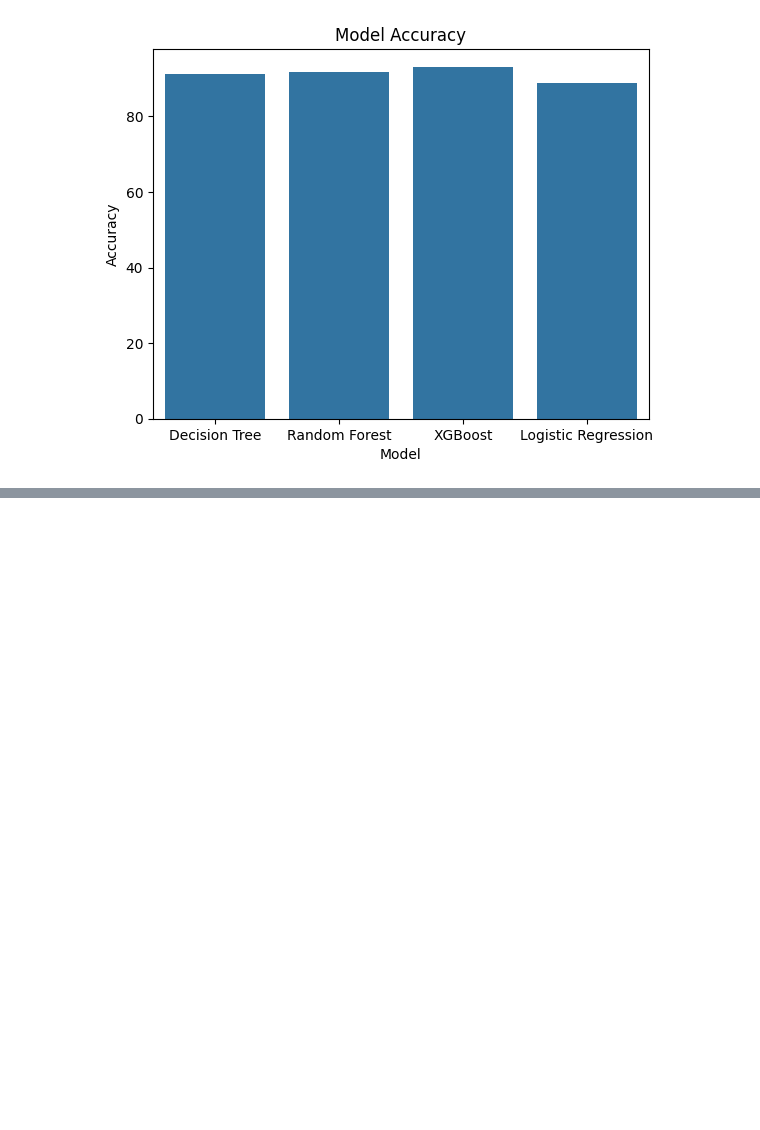
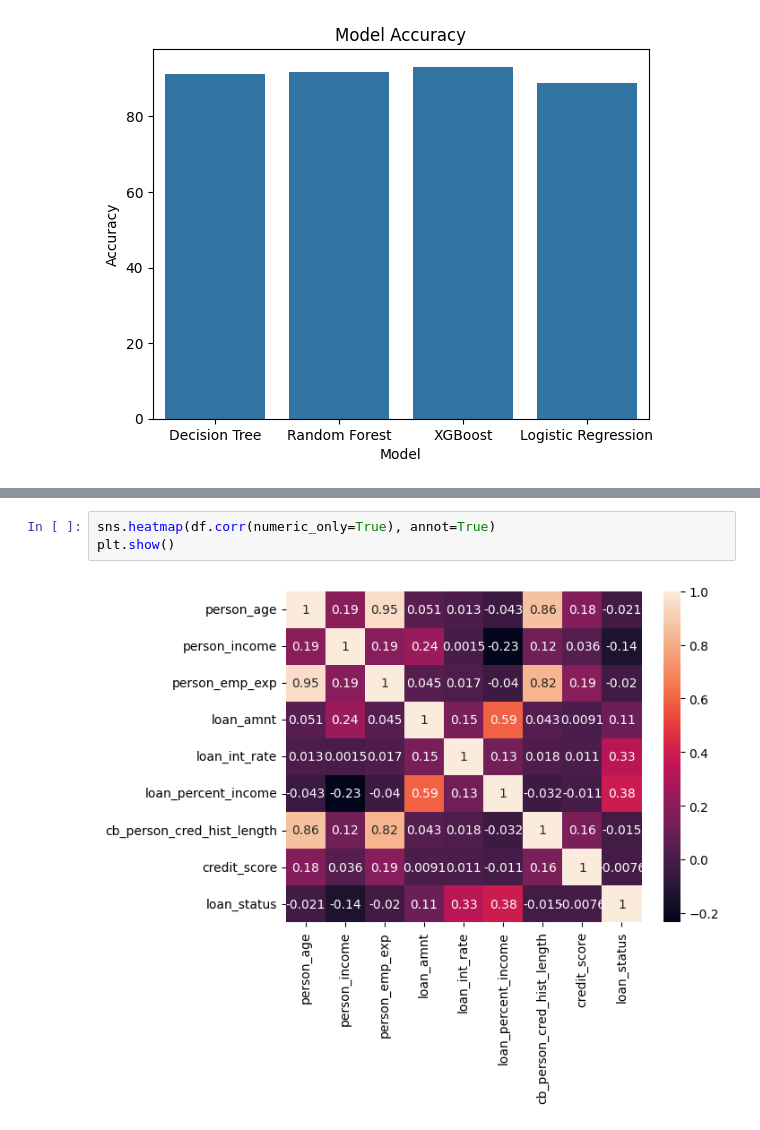
Before and after one commit to 3Techies/Bias-Detection-ML-models, a Jupyter notebook: notebooks/02_baseline_model.ipynb, the cells around one changed output, grey strips where cells are left out. Saved outputs shown, nothing was run; the diff lists cells and outputs as text; blank space fills up the shorter version.

```diff
--- a/notebooks/02_baseline_model.ipynb
+++ b/notebooks/02_baseline_model.ipynb
@@ -439,0 +456,5 @@ plt.show()
+# %%
+sns.heatmap(df.corr(numeric_only=True), annot=True)
+plt.show()
+# %% [output]
+[figure, added]
```
Also changed, not shown: parts of 10 cells of this notebook.
